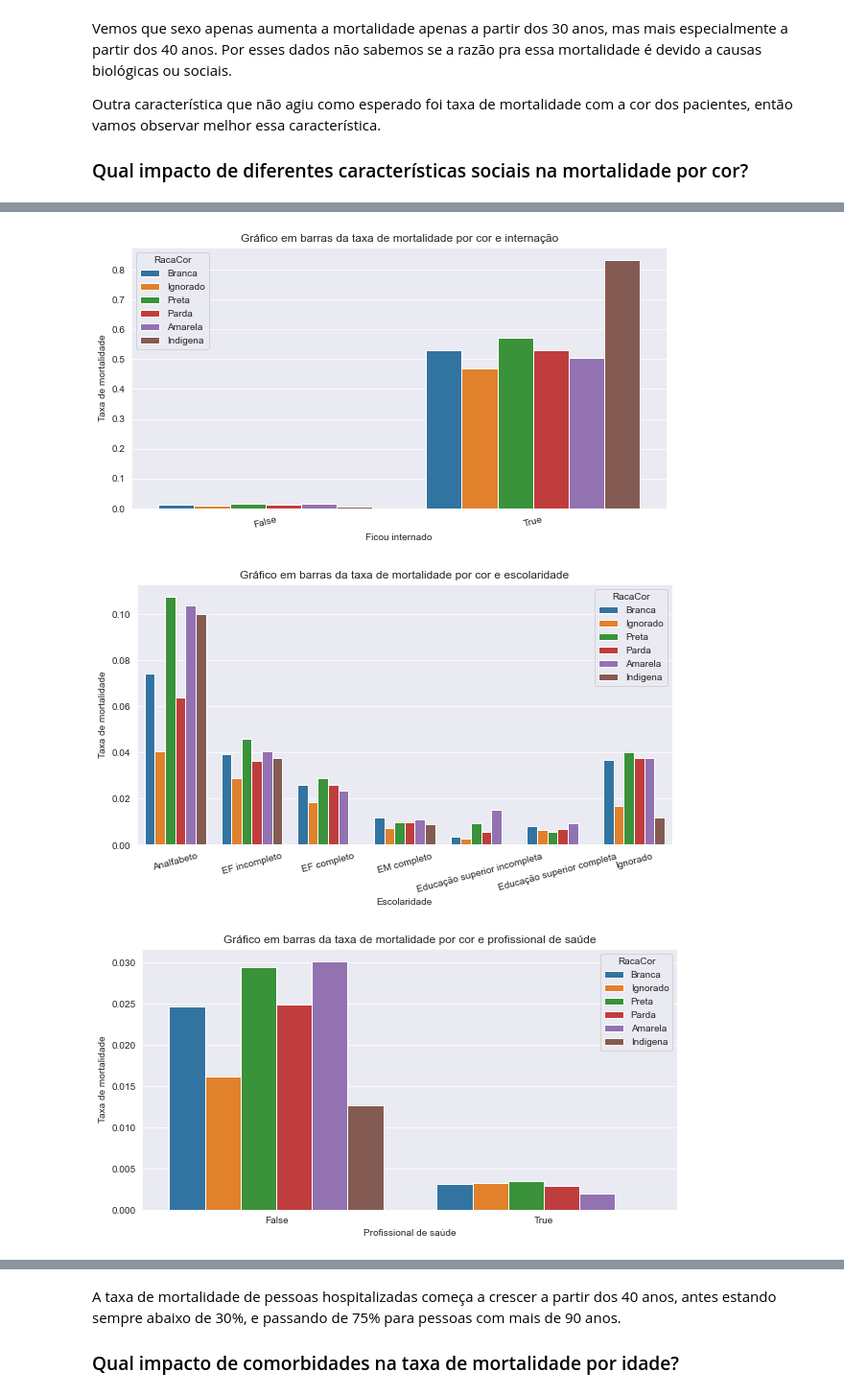
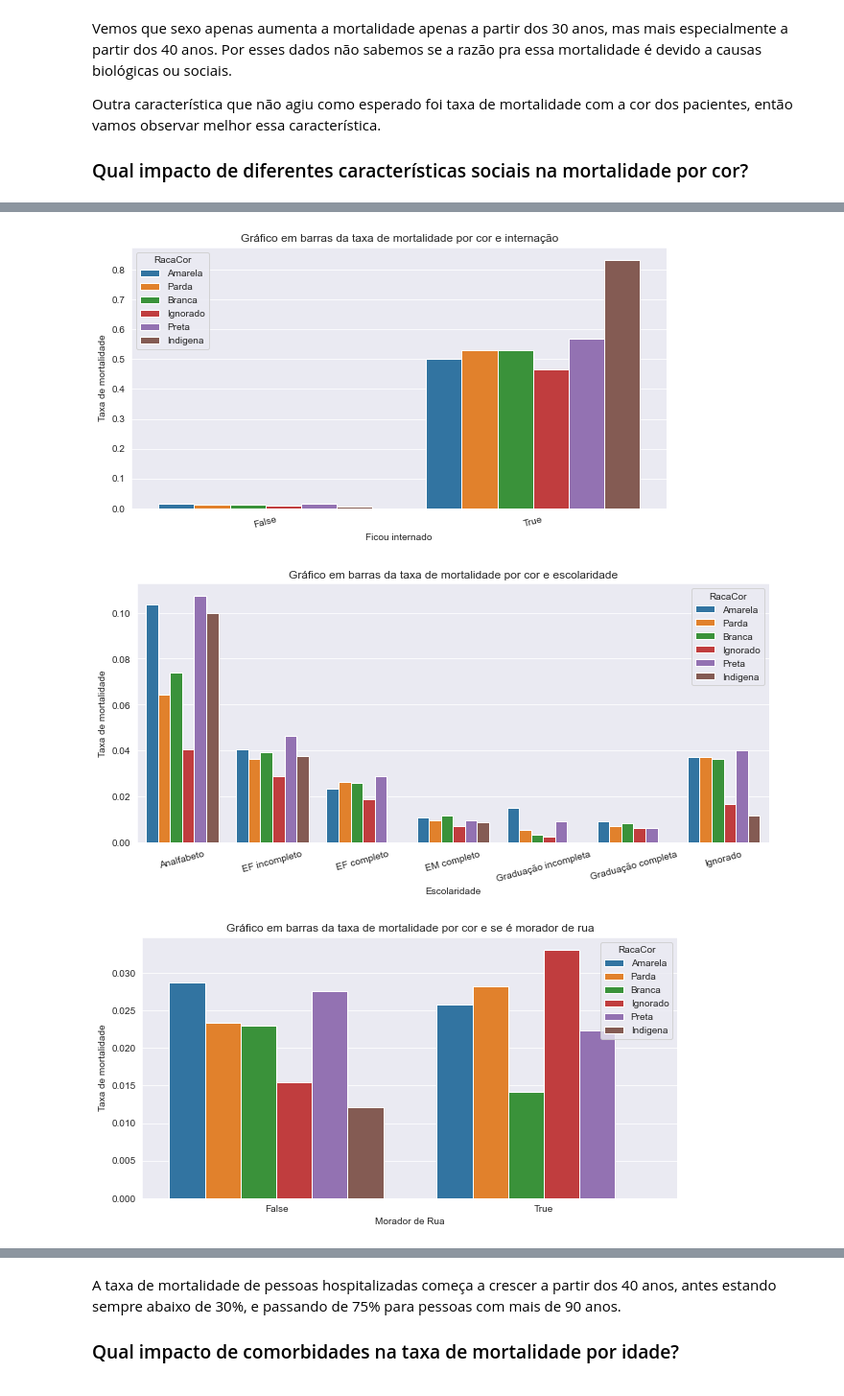
Before and after one commit to lucasgmachado/Covid19ES, a Jupyter notebook: Mortalidade da Covid-19 no ES, Brasil.ipynb, the cells around one changed output, grey strips where cells are left out. Shown at 96% size. Drawn from its saved outputs; the diff is of its cells as text; code cells hidden in the pictures.

```diff
--- a/Mortalidade da Covid-19 no ES, Brasil.ipynb
+++ b/Mortalidade da Covid-19 no ES, Brasil.ipynb
@@ -68,6 +68,8 @@ df.Escolaridade=df.Escolaridade.replace('Ensino fundamental completo (antigo gin
 df.Escolaridade=df.Escolaridade.replace('Ensino médio incompleto (antigo colegial ou 2º grau )','EF completo')
 df.Escolaridade=df.Escolaridade.replace('4ª série completa do EF (antigo primário ou 1º grau)','EF completo')
 df.Escolaridade=df.Escolaridade.replace('1ª a 4ª série incompleta do EF (antigo primário ou 1º grau)','EF incompleto')
+df.Escolaridade=df.Escolaridade.replace('Educação superior incompleta ','Graduação incompleta')
+df.Escolaridade=df.Escolaridade.replace('Educação superior completa','Graduação completa')
 # %% [markdown]
 Vou criar duas colunas novas com o ano-semana do óbito e do diagnostico
 # %%
@@ -207,9 +209,12 @@ plt.savefig('DistIdade')
 A maior parte dos pacientes tiveram idade entre 10 e 49 anos.
 # %%
 schcl = ['Analfabeto', 'EF incompleto', 'EF completo',
-         'EM completo', 'Educação superior incompleta ', 'Educação superior completa', 'Ignorado']
+         'EM completo', 'Graduação incompleta', 'Graduação completa', 'Ignorado']
 schclasses = pd.api.types.CategoricalDtype(ordered=True, categories=schcl)
 df['Escolaridade'] = df['Escolaridade'].astype(schclasses);
+plt.figure(figsize = [8, 5])
 sns.countplot(data=df, x='Escolaridade', color=base_color);
-plt.xticks(rotation=90);
+plt.xticks(rotation=15);
+plt.tight_layout()
+#plt.savefig('DistEscolaridade')
 # %% [output]
@@ -549,8 +565,9 @@ plt.xticks(rotation=15);
 plt.title('Gráfico em barras da taxa de mortalidade por cor e internação');
 plt.ylabel('Taxa de mortalidade');
 plt.xlabel('Ficou internado');
+#plt.savefig('MortCorIntern.png')
 # %% [output]
-[figure, old version]
+[figure, new version]
 # %%
 plt.figure(figsize = [10, 5])
 ax = sns.barplot(x="Escolaridade", y="Obito", hue='RacaCor', data=df, ci=0)
@@ -560,17 +577,20 @@ plt.ylabel('Mortality rate');
 plt.title('Gráfico em barras da taxa de mortalidade por cor e escolaridade');
 plt.ylabel('Taxa de mortalidade');
 plt.xlabel('Escolaridade');
+plt.tight_layout()
+#plt.savefig('MortCorEscolaridade.png')
 # %% [output]
-[figure, old version]
+[figure, new version]
 # %%
 plt.figure(figsize = [10, 5])
-ax = sns.barplot(x="ProfissionalSaude", y="Obito", hue='RacaCor', data=df, ci=0)
+ax = sns.barplot(x="MoradorDeRua", y="Obito", hue='RacaCor', data=df, ci=0)
 #Polish plot
-plt.title('Gráfico em barras da taxa de mortalidade por cor e profissional de saúde');
+plt.title('Gráfico em barras da taxa de mortalidade por cor e se é morador de rua');
 plt.ylabel('Taxa de mortalidade');
-plt.xlabel('Profissional de saúde');
+plt.xlabel('Morador de Rua');
+#plt.savefig('MortCorRua')
 # %% [output]
-[figure, old version]
+[figure, new version]
 # %% [markdown]
 Apesar de a cor não aumentar muito a taxa de mortalidade, quando misturamos cor com outras características, principalmente sociais, vemos maiores diferenças:
 
```
Also changed, not shown: parts of 28 cells of this notebook.
